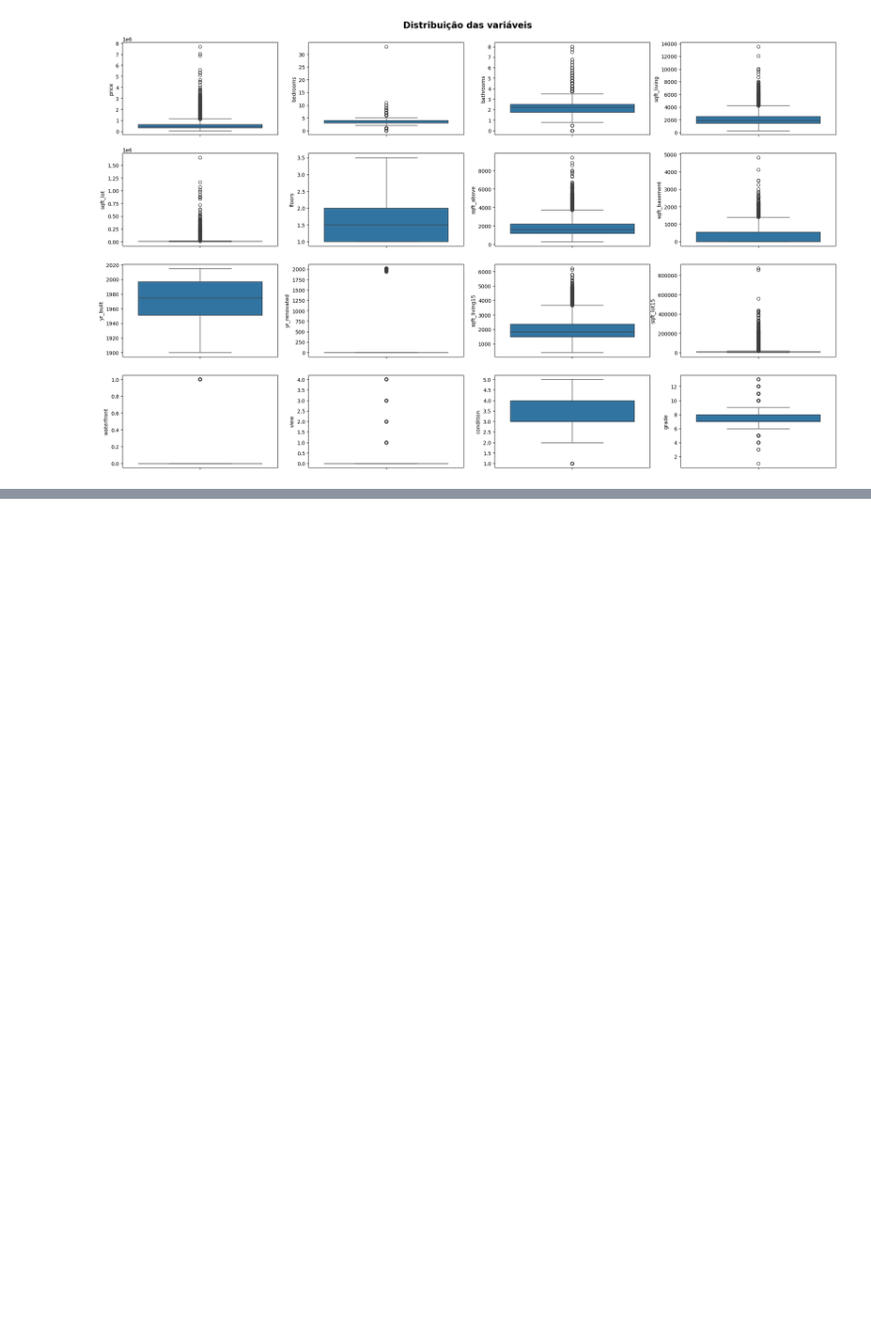
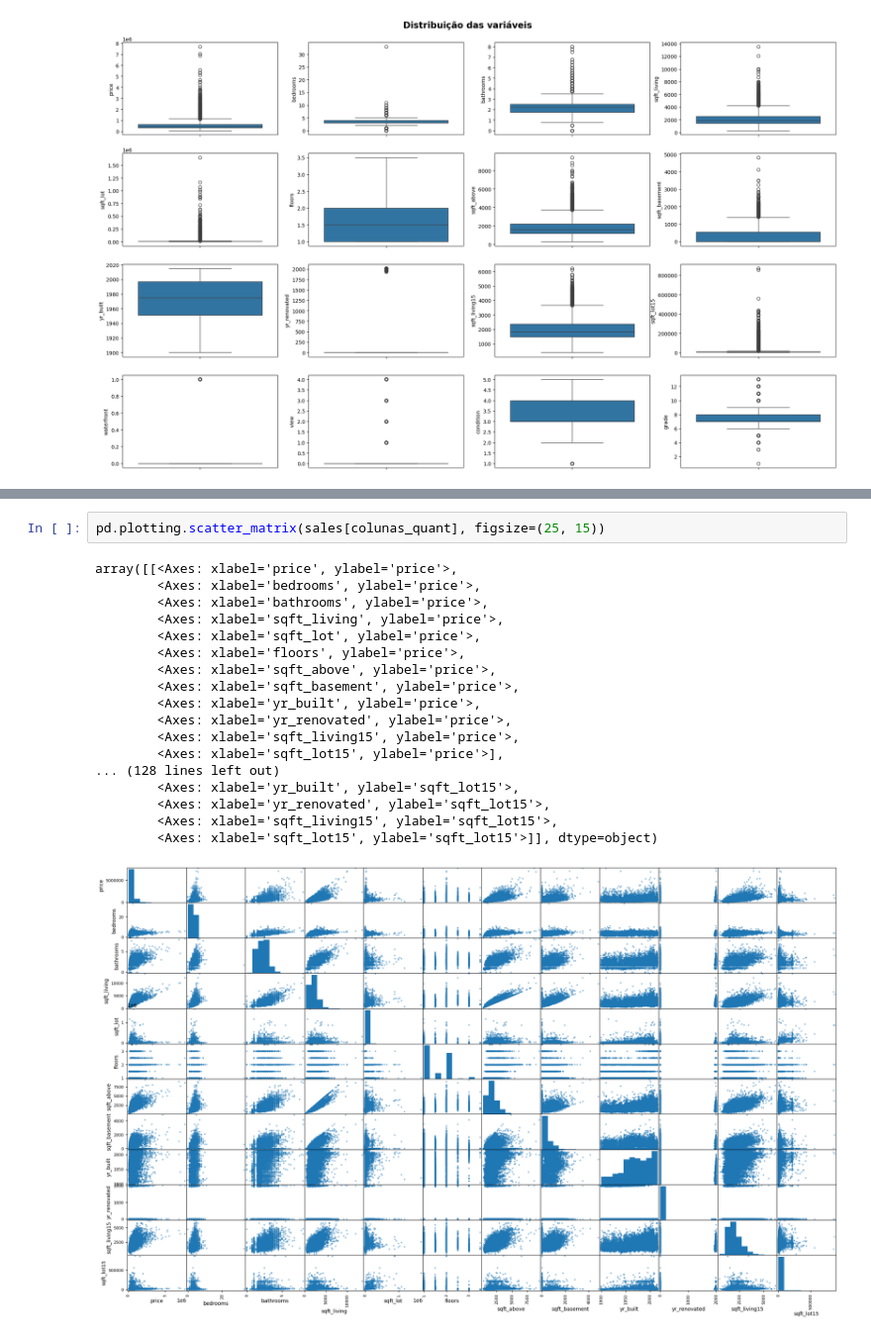
Before and after one commit to oiac23/house-prices-prediction, a Jupyter notebook: Modeling_Linear_Regression.ipynb, the cells around one changed output, grey strips where cells are left out. Shown at 99% size. Saved outputs shown, nothing was run; the diff lists cells and outputs as text; blank space fills up the shorter version.

```diff
--- a/Modeling_Linear_Regression.ipynb
+++ b/Modeling_Linear_Regression.ipynb
@@ -266,0 +244,21 @@ Text(0.5, 0.92, 'Distribuição das variáveis')
+# %%
+pd.plotting.scatter_matrix(sales[colunas_quant], figsize=(25, 15))
+# %% [output]
+array([[<Axes: xlabel='price', ylabel='price'>,
+        <Axes: xlabel='bedrooms', ylabel='price'>,
+        <Axes: xlabel='bathrooms', ylabel='price'>,
+        <Axes: xlabel='sqft_living', ylabel='price'>,
+        <Axes: xlabel='sqft_lot', ylabel='price'>,
+        <Axes: xlabel='floors', ylabel='price'>,
+        <Axes: xlabel='sqft_above', ylabel='price'>,
+        <Axes: xlabel='sqft_basement', ylabel='price'>,
+        <Axes: xlabel='yr_built', ylabel='price'>,
+        <Axes: xlabel='yr_renovated', ylabel='price'>,
+        <Axes: xlabel='sqft_living15', ylabel='price'>,
+        <Axes: xlabel='sqft_lot15', ylabel='price'>],
+... (128 lines left out)
+        <Axes: xlabel='yr_built', ylabel='sqft_lot15'>,
+        <Axes: xlabel='yr_renovated', ylabel='sqft_lot15'>,
+        <Axes: xlabel='sqft_living15', ylabel='sqft_lot15'>,
+        <Axes: xlabel='sqft_lot15', ylabel='sqft_lot15'>]], dtype=object)
+[figure, added]
```
Also changed, not shown: parts of 5 cells of this notebook.
